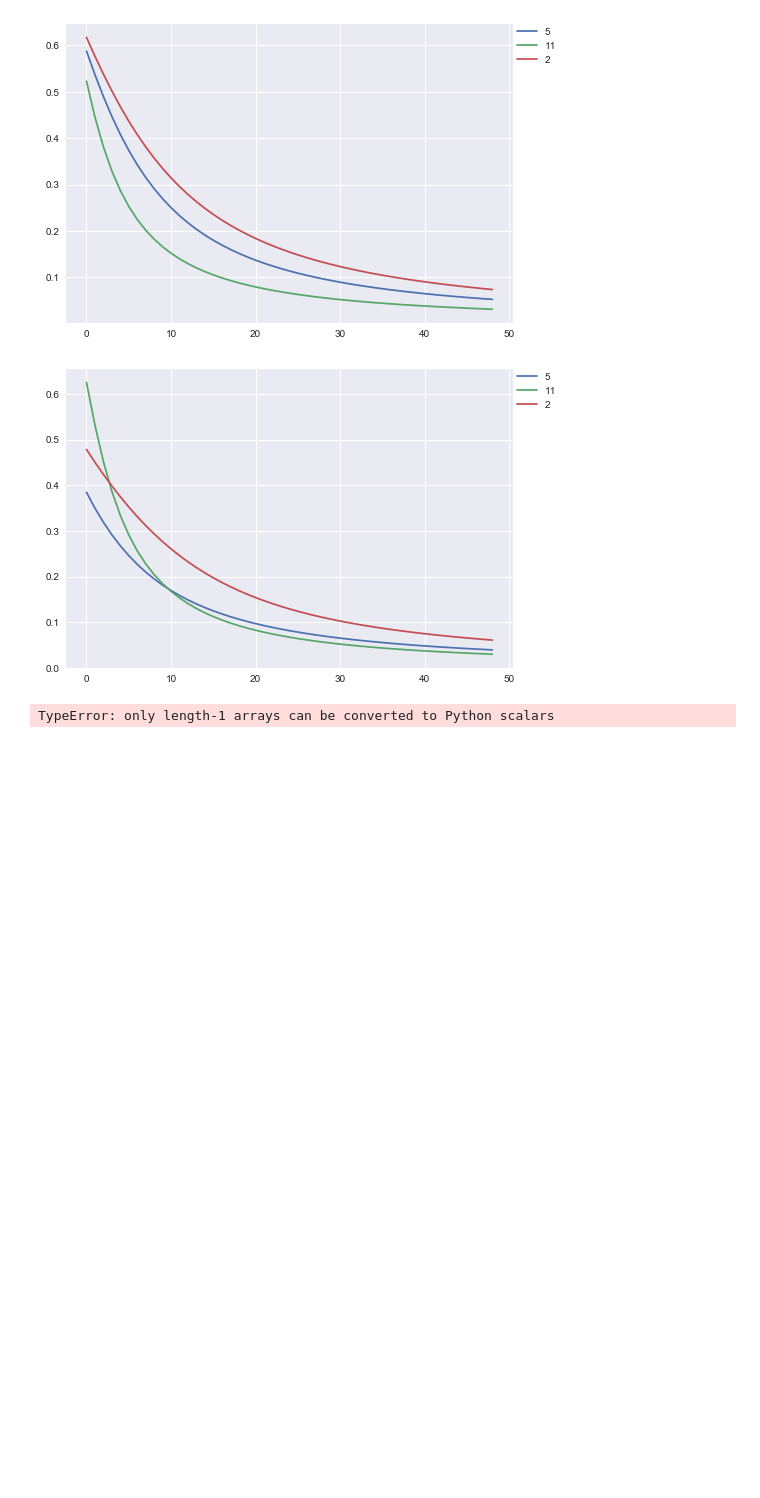
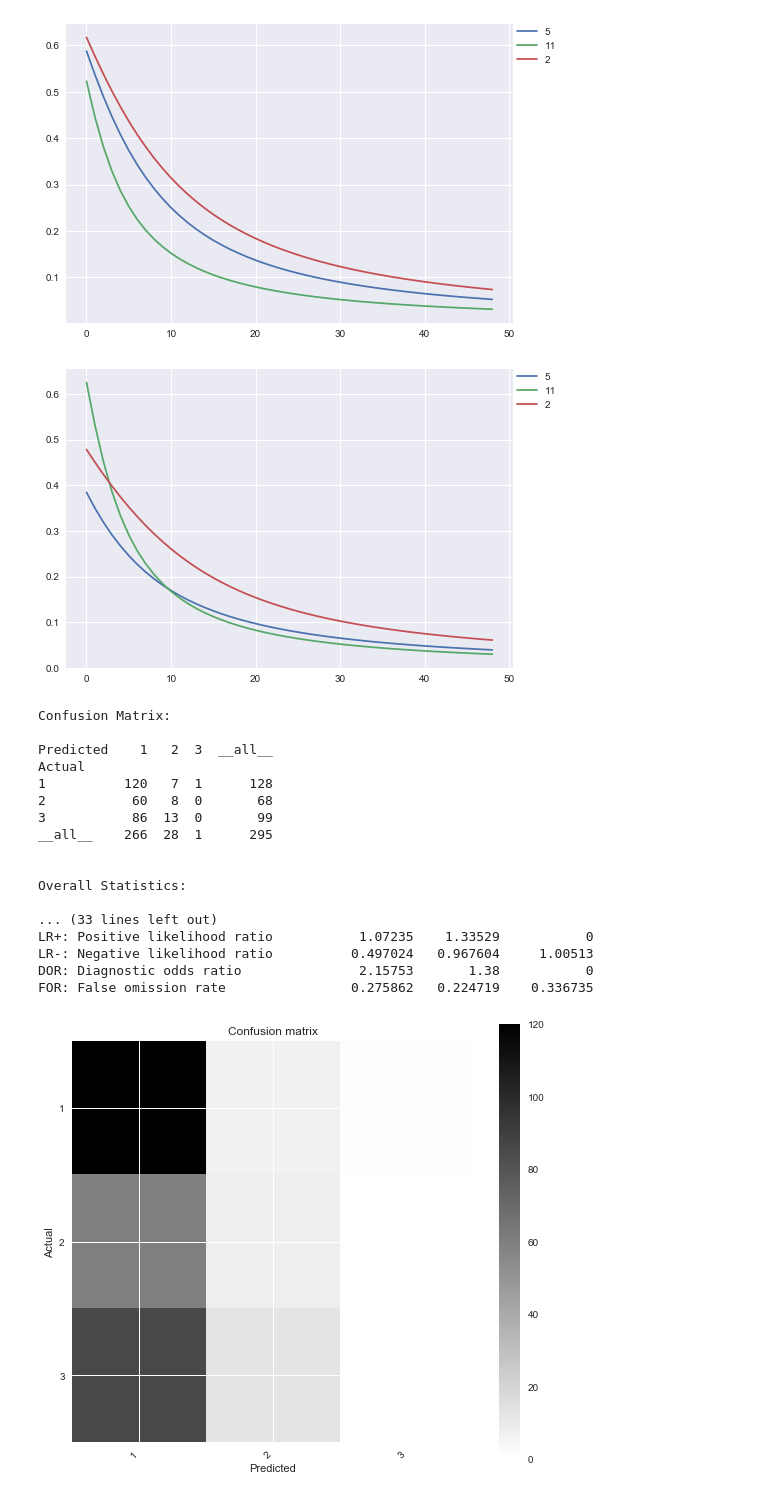
Before and after one commit to gslandtreter/pyNeuralClassifier, a Jupyter notebook: dataviz.ipynb, the cells around one changed output. Cells and saved outputs as stored; diff of their text form; code cells hidden in the pictures; blank space fills up the shorter version.

Commit message:
Presenting prediction stats.

```diff
--- a/dataviz.ipynb
+++ b/dataviz.ipynb
@@ -220,21 +220,3 @@ plt.savefig('graphs/cmc.png')
 # mais denso é melhor
 # %% [output]
 [figure]
-# %%
-from sklearn.metrics import confusion_matrix
-
-cmc_test = pd.read_csv('dataset/cmc.data_2_test.csv')
-# cmc_test["isCorrect"] = cmc_test.expectedOutput == cmc_test.predictedOutput
-cnf_matrix = confusion_matrix(cmc_test.expectedOutput,cmc_test.predictedOutput)
-plt.figure()
-plt.show()
-
-
-haberman_test = pd.read_csv('dataset/haberman.data_2_test.csv')
-# haberman_test["isCorrect"] = haberman_test.expectedOutput == haberman_test.predictedOutput
-
-
-wine_test = pd.read_csv('dataset/wine.data_2_test.csv')
-# wine_test["isCorrect"] = wine_test.expectedOutput == wine_test.predictedOutput
-# %% [output]
-TypeError: only length-1 arrays can be converted to Python scalars
@@ -240,0 +229,25 @@ TypeError: only length-1 arrays can be converted to Python scalars
+# %%
+from pandas_ml import ConfusionMatrix
+cmc_test = pd.read_csv('dataset/cmc.data_2_test.csv')
+cm = ConfusionMatrix(cmc_test.expectedOutput,cmc_test.predictedOutput)
+cm.plot() # plots confusion matrix
+cm.print_stats() # show accuracy
+# %% [output]
+Confusion Matrix:
+
+Predicted    1   2  3  __all__
+Actual
+1          120   7  1      128
+2           60   8  0       68
+3           86  13  0       99
+__all__    266  28  1      295
+
+
+Overall Statistics:
+
+... (33 lines left out)
+LR+: Positive likelihood ratio           1.07235    1.33529           0
+LR-: Negative likelihood ratio          0.497024   0.967604     1.00513
+DOR: Diagnostic odds ratio               2.15753       1.38           0
+FOR: False omission rate                0.275862   0.224719    0.336735
+[figure, added]
```
Also changed, not shown: parts of 3 cells of this notebook.
